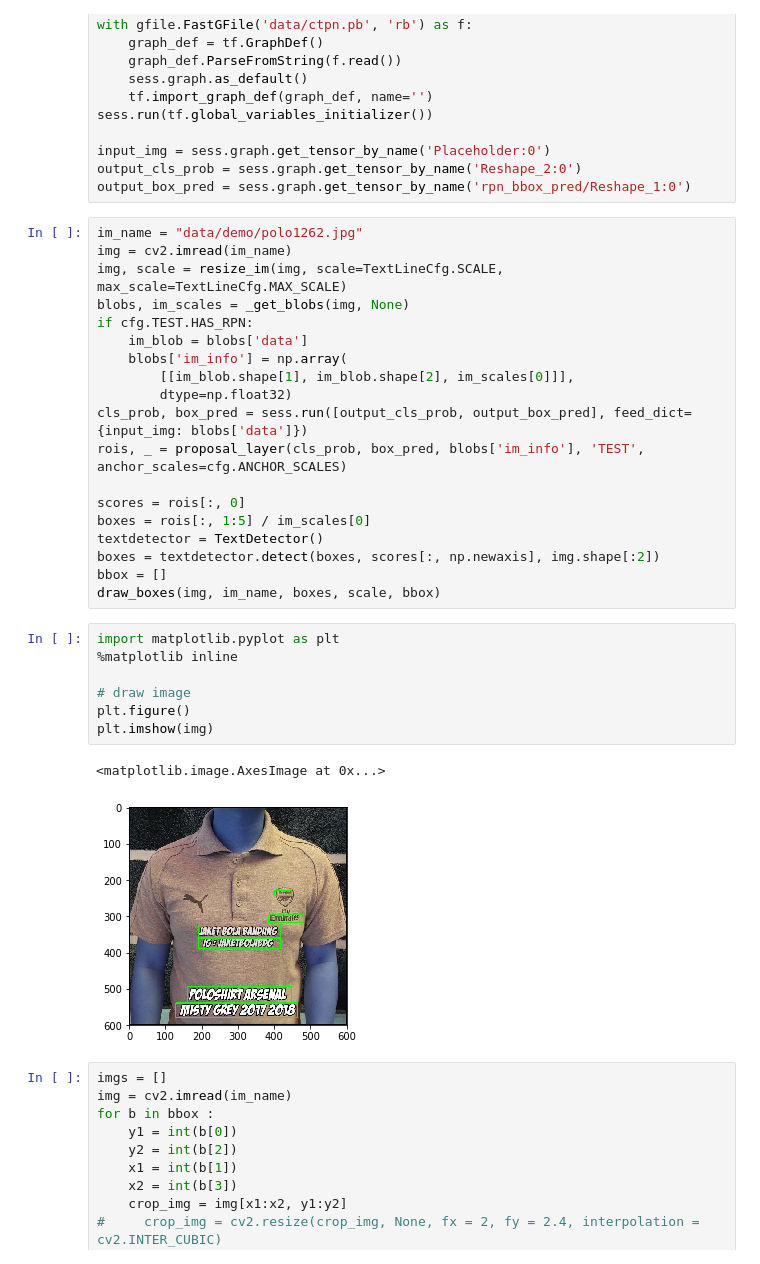
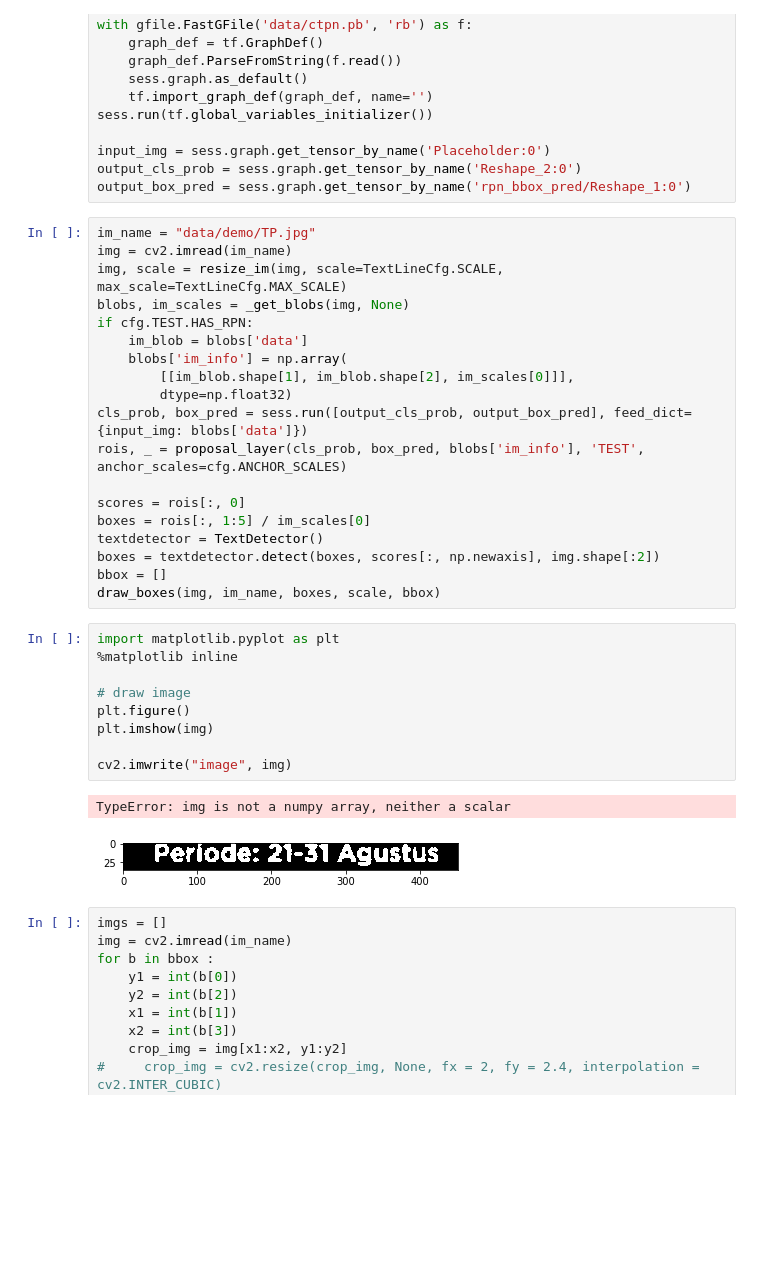
Before and after one commit to mhilmiasyrofi/character-recognition, a Jupyter notebook: Character Recognition + Information Extraction.ipynb, the cells around one changed output. Drawn from its saved outputs; the diff is of its cells as text; blank space fills up the shorter version.

Commit message:
experiment using lot of images

```diff
--- a/Character Recognition + Information Extraction.ipynb
+++ b/Character Recognition + Information Extraction.ipynb
@@ -75,7 +75,7 @@ input_img = sess.graph.get_tensor_by_name('Placeholder:0')
 output_cls_prob = sess.graph.get_tensor_by_name('Reshape_2:0')
 output_box_pred = sess.graph.get_tensor_by_name('rpn_bbox_pred/Reshape_1:0')
 # %%
-im_name = "data/demo/polo1262.jpg"
+im_name = "data/demo/TP.jpg"
 img = cv2.imread(im_name)
 img, scale = resize_im(img, scale=TextLineCfg.SCALE, max_scale=TextLineCfg.MAX_SCALE)
 blobs, im_scales = _get_blobs(img, None)
@@ -96,13 +96,15 @@ draw_boxes(img, im_name, boxes, scale, bbox)
 # %%
 import matplotlib.pyplot as plt
 %matplotlib inline
 
 # draw image
 plt.figure()
 plt.imshow(img)
+
+cv2.imwrite("image", img)
 # %% [output]
-<matplotlib.image.AxesImage at 0x...>
+TypeError: img is not a numpy array, neither a scalar
-[figure, old version]
+[figure, new version]
 # %%
 imgs = []
 img = cv2.imread(im_name)
```
Also changed, not shown: parts of 11 cells of this notebook.
